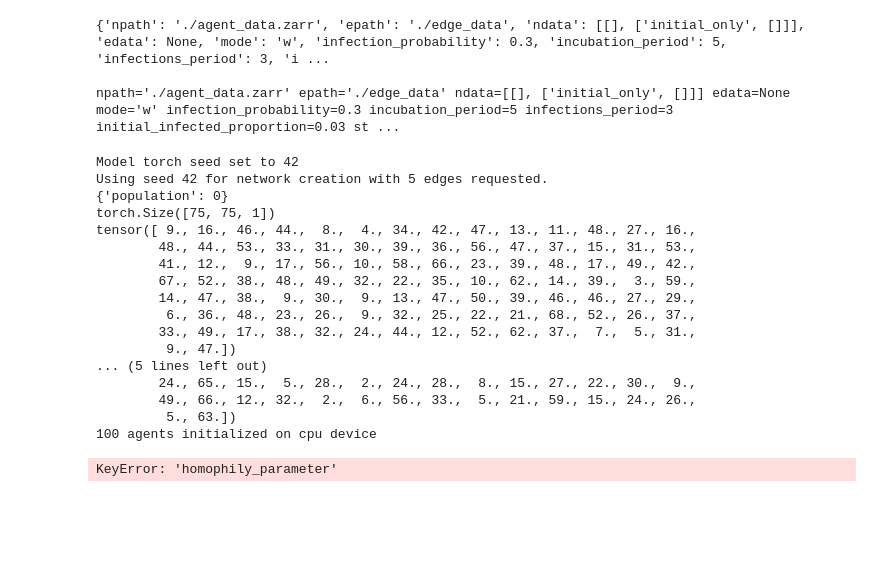
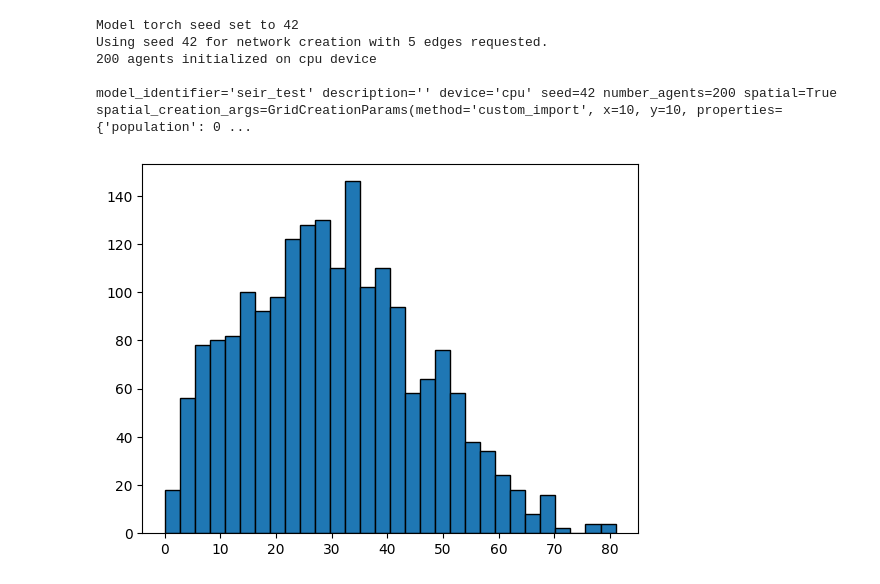
Before and after one commit to SDCCA/DGL-PTM, a Jupyter notebook: DGL_testing/misc_testing.ipynb, the cells around one changed output. Cells and saved outputs as stored; diff of their text form; code cells hidden in the pictures; blank space fills up the shorter version.

```diff
--- a/DGL_testing/misc_testing.ipynb
+++ b/DGL_testing/misc_testing.ipynb
@@ -11,5 +12,5 @@ import torch
 import matplotlib.pyplot as plt
 from matplotlib.colors import LogNorm
 # %%
-model = dgl_ptm.SEIRModel(model_identifier='seir_test')
+model = dgl_ptm.SVEIRModel(model_identifier='seir_test')
 seed = 42
@@ -29,6 +17,6 @@ seed = 42
 # %%
 model.set_model_parameters(**{
-    'number_agents': 100,
+    'number_agents': 200,
     'seed':seed,
     'spatial': True,
     'spatial_creation_args':{
@@ -47,6 +35,8 @@ model.set_model_parameters(**{
         'ndata':[[],['initial_only',[]]],
         'edata':None,
         'mode':'w',
+        'proximity_decay_rate':0.05,
+        'truncation_weight':1e-10,
         'infection_probability':0.3,
         'incubation_period':5,
         'infections_period':3,
@@ -54,31 +44,26 @@ model.set_model_parameters(**{
         'step_type':'seir'
     }
 })
-# %% [output]
-{'npath': './agent_data.zarr', 'epath': './edge_data', 'ndata': [[], ['initial_only', []]], 'edata': None, 'mode': 'w', 'infection_probability': 0.3, 'incubation_period': 5, 'infections_period': 3, 'i ...
-
-npath='./agent_data.zarr' epath='./edge_data' ndata=[[], ['initial_only', []]] edata=None mode='w' infection_probability=0.3 incubation_period=5 infections_period=3 initial_infected_proportion=0.03 st ...
 # %%
 model.initialize_model()
-
+print()
 print(model.config)
-print(model.config.steering_parameters.global_theta)
 # %% [output]
 Model torch seed set to 42
 Using seed 42 for network creation with 5 edges requested.
-{'population': 0}
-torch.Size([75, 75, 1])
-tensor([ 9., 16., 46., 44.,  8.,  4., 34., 42., 47., 13., 11., 48., 27., 16.,
-        48., 44., 53., 33., 31., 30., 39., 36., 56., 47., 37., 15., 31., 53.,
-        41., 12.,  9., 17., 56., 10., 58., 66., 23., 39., 48., 17., 49., 42.,
-        67., 52., 38., 48., 49., 32., 22., 35., 10., 62., 14., 39.,  3., 59.,
-        14., 47., 38.,  9., 30.,  9., 13., 47., 50., 39., 46., 46., 27., 29.,
-         6., 36., 48., 23., 26.,  9., 32., 25., 22., 21., 68., 52., 26., 37.,
-        33., 49., 17., 38., 32., 24., 44., 12., 52., 62., 37.,  7.,  5., 31.,
-         9., 47.])
-... (5 lines left out)
-        24., 65., 15.,  5., 28.,  2., 24., 28.,  8., 15., 27., 22., 30.,  9.,
-        49., 66., 12., 32.,  2.,  6., 56., 33.,  5., 21., 59., 15., 24., 26.,
-         5., 63.])
-100 agents initialized on cpu device
+200 agents initialized on cpu device
+
+model_identifier='seir_test' description='' device='cpu' seed=42 number_agents=200 spatial=True spatial_creation_args=GridCreationParams(method='custom_import', x=10, y=10, properties={'population': 0 ...
-KeyError: 'homophily_parameter'
+# %%
+dist = []
+u, v = model.graph.edges()
+x_u = model.graph.ndata['x'][u]
+y_u = model.graph.ndata['y'][u]
+x_v = model.graph.ndata['x'][v]
+y_v = model.graph.ndata['y'][v]
+distance = torch.sqrt((x_u - x_v)**2 + (y_u - y_v)**2)
+# %%
+plt.hist(distance, bins=30, edgecolor='k')
+plt.show()
+# %% [output]
+[figure, added]
```
Also changed, not shown: parts of 11 cells of this notebook, 7 other files.
